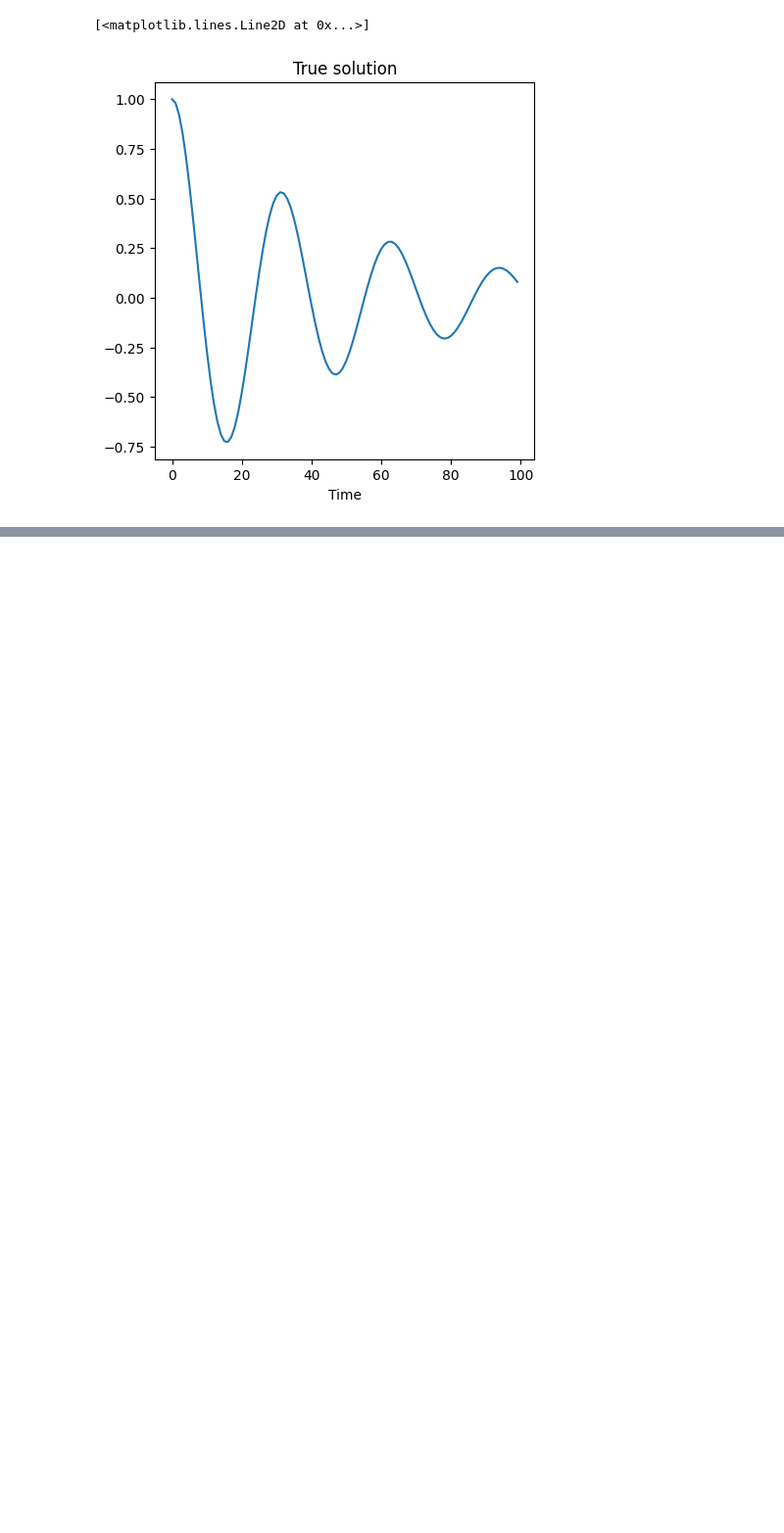
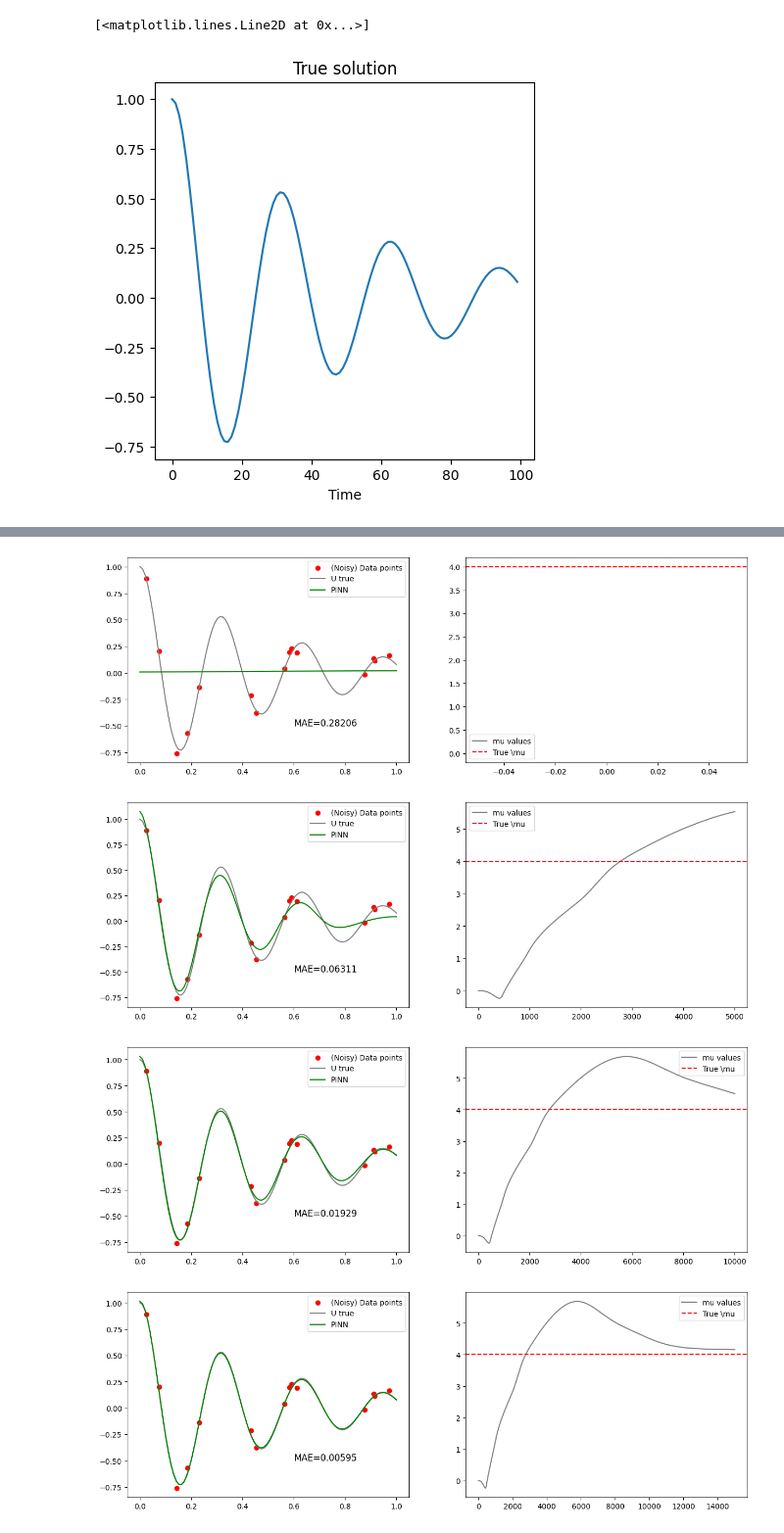
Before and after one commit to MicheleCattaneo/-Re-UPINN, a Jupyter notebook: misc/pinn-spring.ipynb, the cells around one changed output, grey strips where cells are left out. Shown at 98% size. Cells and saved outputs as stored; diff of their text form; code cells hidden in the pictures; blank space fills up the shorter version.

```diff
--- a/misc/pinn-spring.ipynb
+++ b/misc/pinn-spring.ipynb
@@ -169,0 +201,58 @@ for i in range(iterations):
+# %%
+pinn = PINN(in_shape=1, out_shape=1, hidden_shapes=[32, 32, 32])
+
+# \mu is now unknown and learnable
+mu = torch.nn.Parameter(torch.zeros(1, requires_grad=True))
+
+lr = 1e-3
+optimizer = torch.optim.Adam(list(pinn.parameters())+[mu], lr=lr)
+lambda1 = 1e4
+
+
+mus = []
+iterations = 40001
+for i in range(iterations):
+    optimizer.zero_grad()
+
+    # physics loss
+    u_p = pinn(t_physics)
+    dudt = torch.autograd.grad(u_p, t_physics, torch.ones_like(u_p), create_graph=True)[0]
+    d2udt2 = torch.autograd.grad(dudt, t_physics, torch.ones_like(dudt), create_graph=True)[0]
+    loss1 = torch.mean((d2udt2 + mu*dudt + k*u_p)**2)
+
+    # Datapoint loss
+    u_n = pinn(t_noisy.reshape(-1,1))
+    loss2 = torch.mean((u_n - u_noisy.reshape(-1,1))**2)
+
+    loss = loss1 + lambda1*loss2
+    loss.backward()
+    optimizer.step()
+
+    mus.append(mu.item())
+
+    if i%5000 == 0:
+        # plot the results
+        with torch.no_grad():
+            fig, ax = plt.subplots(1,2, figsize=(15,5))
+            ax[0].scatter(t_noisy, u_noisy, label='(Noisy) Data points', color='r') # noisy points
+            ax[0].plot(t_test, u_true, label='U true', color='gray') # true function
+            ax[1].plot(mus, label='mu values', color='gray') # the learned values of mu
+            ax[1].axhline(y=2*delta, color='red', linestyle='--', label='True \mu')
+
+
+
+            # pinn
+            u = pinn(t_test.reshape(-1,1))
+            ax[0].plot(t_test, u, label='PINN', color='g') # PINN predicted
+
+            mae = torch.mean(torch.abs(u - u_true.reshape(-1,1)))
+            ax[0].text(0.6, -.5, f'MAE={"{:.5f}".format(mae)}', fontsize=12, color='black')
+
+            ax[0].legend()
+            ax[1].legend()
+            plt.show()
+# %% [output]
+[figure, added]
+[figure, added]
+[figure, added]
+[figure, added]
```
Also changed, not shown: parts of 6 cells of this notebook, 1 other file.
